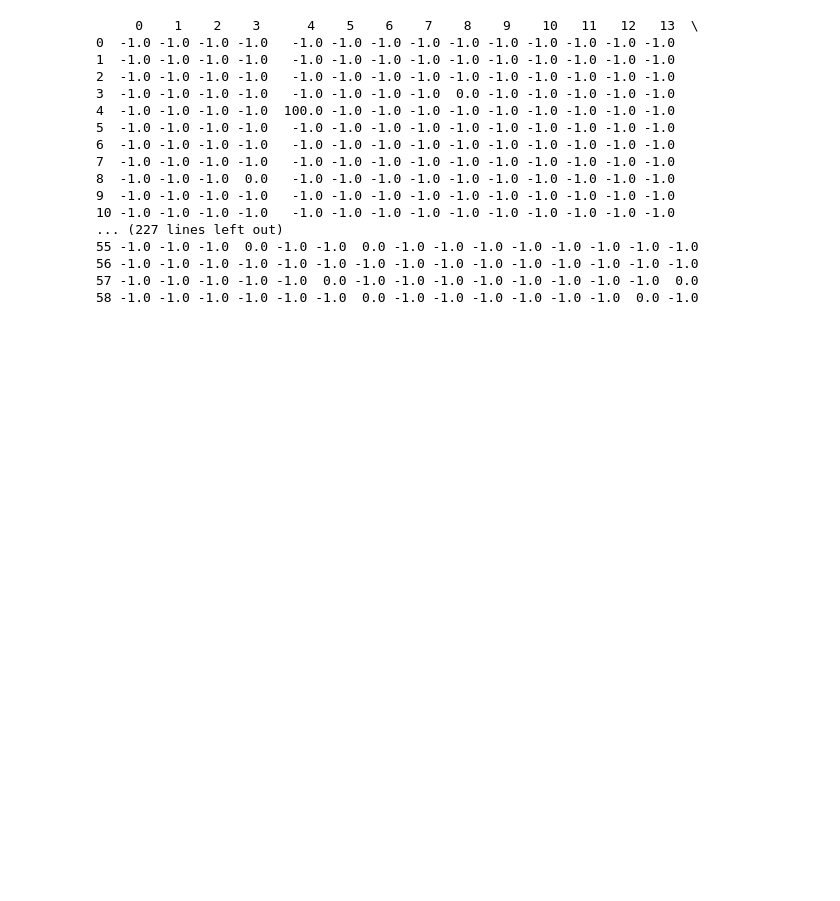
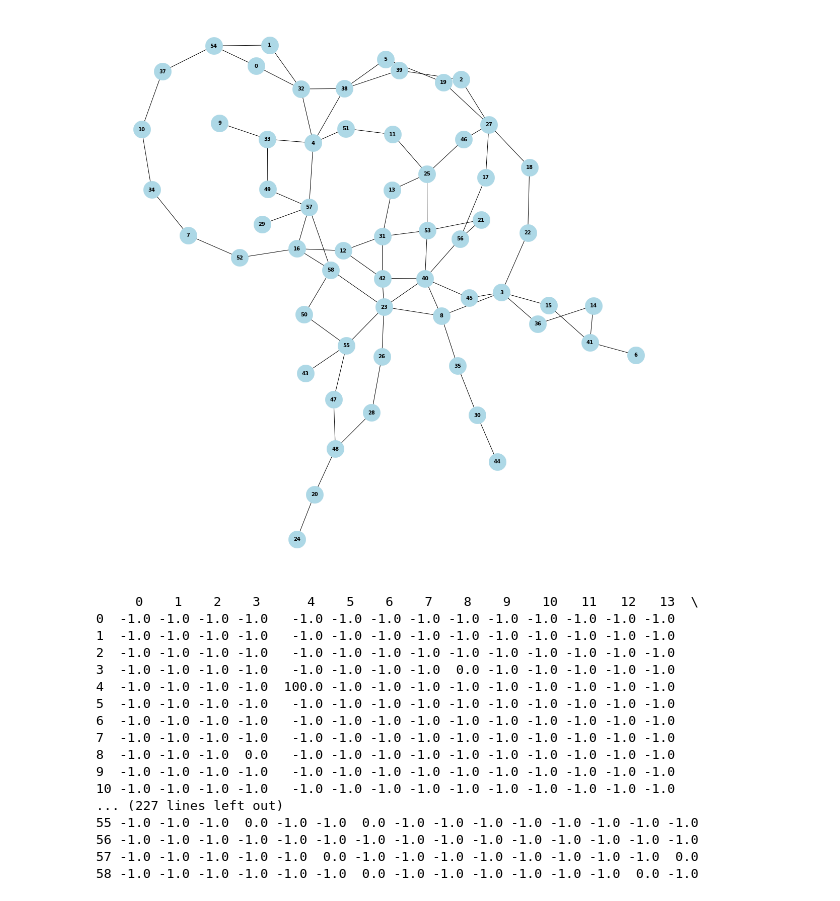
Before and after one commit to am-berry/ms_cw, a Jupyter notebook: DL/basic.ipynb, the cells around one changed output. Drawn from its saved outputs; the diff is of its cells as text; code cells hidden in the pictures; blank space fills up the shorter version.

```diff
--- a/DL/basic.ipynb
+++ b/DL/basic.ipynb
@@ -30,3 +30,12 @@ plt.show()
+# %%
+plt.figure(num=None, figsize=(15,15), facecolor='w', edgecolor='k')
+nx.draw(G, pos = nx.nx_pydot.graphviz_layout(G), node_size=1200, \
+    node_color='lightblue', linewidths=0.25, font_size=10, \
+    font_weight='bold', with_labels=True)
+
+plt.show()
+# %% [output]
+[figure, added]
 # %%
 MATRIX_SIZE = len(G)
 # %%
```
Also changed, not shown: parts of 1 cell of this notebook, 2 other files.
